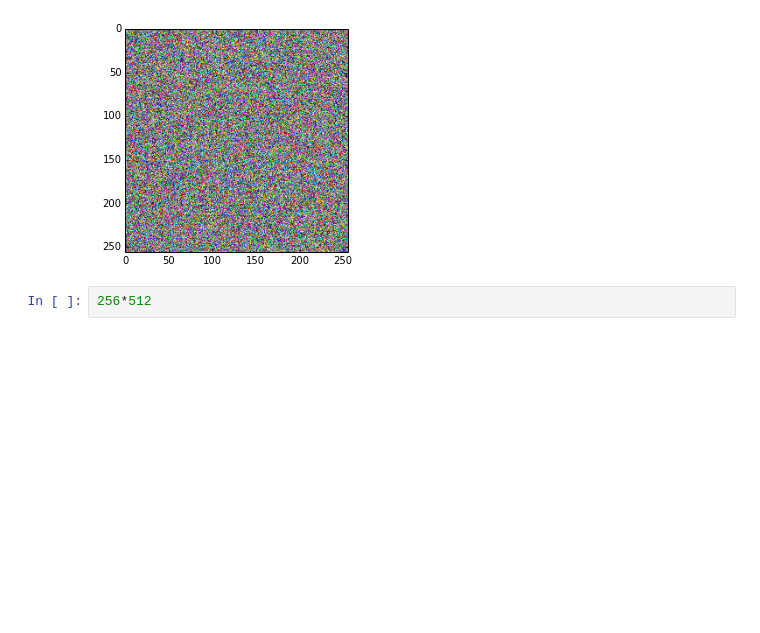
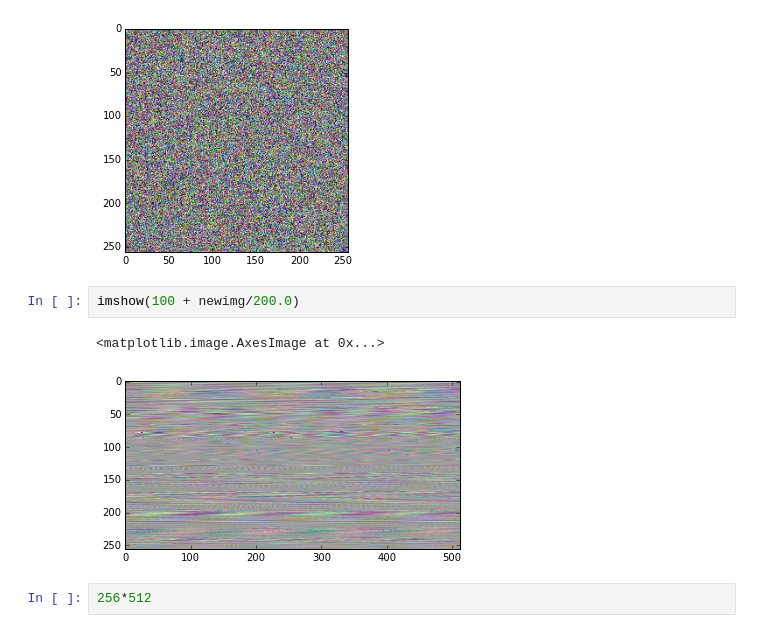
Before and after one commit to mantaraya36/201A-ipython, a Jupyter notebook: Image and Audio IO.ipynb, the cells around one changed output. Saved outputs shown, nothing was run; the diff lists cells and outputs as text; blank space fills up the shorter version.

```diff
--- a/Image and Audio IO.ipynb
+++ b/Image and Audio IO.ipynb
@@ -243,6 +259,11 @@ imshow(newimg/100.0)
 # %% [output]
 <matplotlib.image.AxesImage at 0x...>
 [figure]
+# %%
+imshow(100 + newimg/200.0)
+# %% [output]
+<matplotlib.image.AxesImage at 0x...>
+[figure, added]
 # %%
 256*512
 # %% [output]
```
Also changed, not shown: parts of 7 cells of this notebook, 3 other files.
